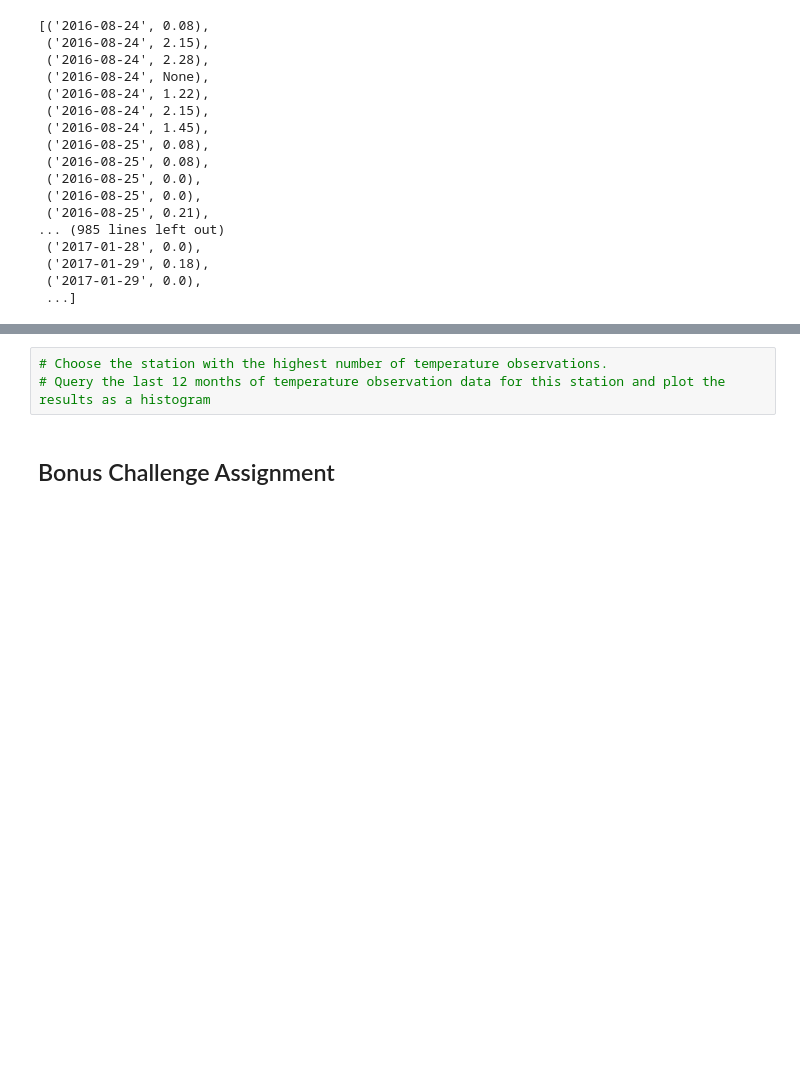
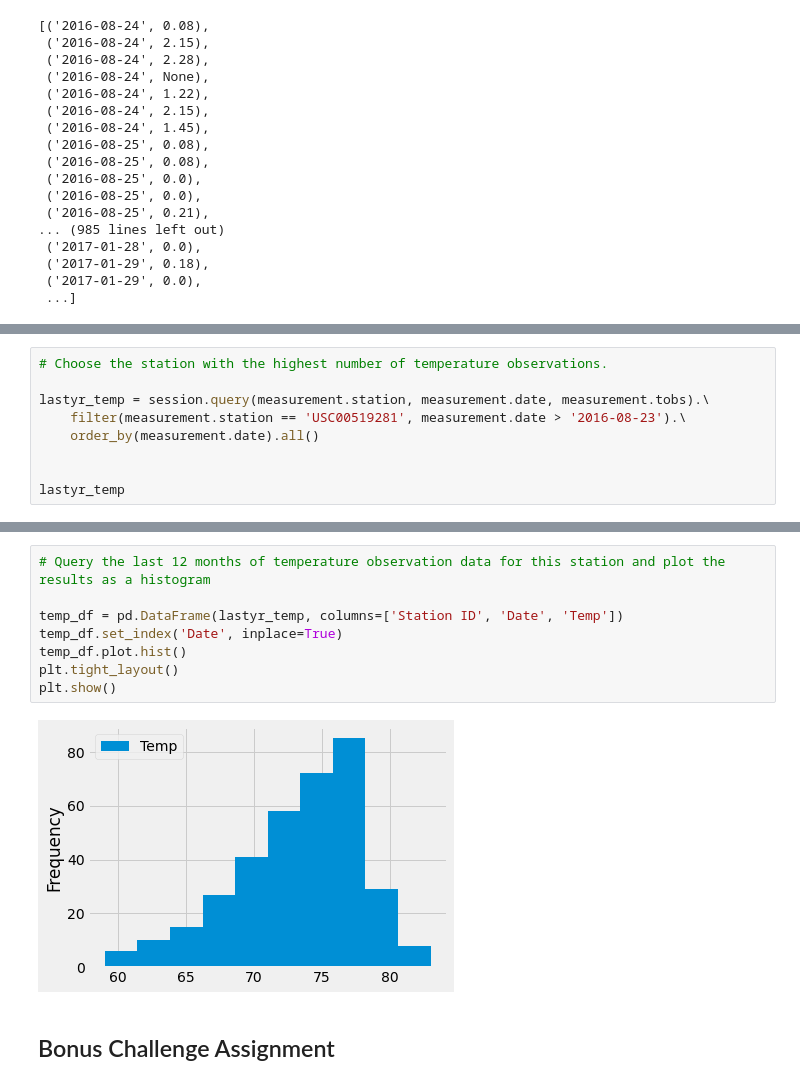
Before and after one commit to abigailrgreene/sqlalchemy-challenge, a Jupyter notebook: Instructions/climate_starter.ipynb, the cells around one changed output, grey strips where cells are left out. Cells and saved outputs as stored; diff of their text form; blank space fills up the shorter version.

```diff
--- a/Instructions/climate_starter.ipynb
+++ b/Instructions/climate_starter.ipynb
@@ -159,0 +242,9 @@ plt.show()
+# %%
+# Choose the station with the highest number of temperature observations.
+
+lastyr_temp = session.query(measurement.station, measurement.date, measurement.tobs).\
+    filter(measurement.station == 'USC00519281', measurement.date > '2016-08-23').\
+    order_by(measurement.date).all()
+
+
+lastyr_temp
@@ -160,6 +269,13 @@ plt.show()
 # %%
-# Choose the station with the highest number of temperature observations.
 # Query the last 12 months of temperature observation data for this station and plot the results as a histogram
+
+temp_df = pd.DataFrame(lastyr_temp, columns=['Station ID', 'Date', 'Temp'])
+temp_df.set_index('Date', inplace=True)
+temp_df.plot.hist()
+plt.tight_layout()
+plt.show()
+# %% [output]
+[figure, added]
 # %% [markdown]
 ## Bonus Challenge Assignment
 # %%
```
Also changed, not shown: parts of 9 cells of this notebook.
